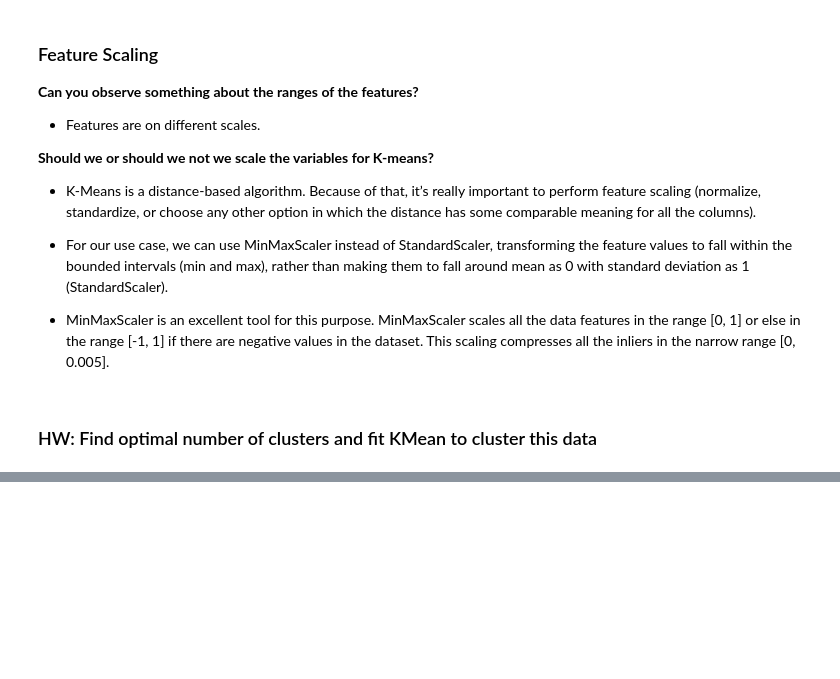
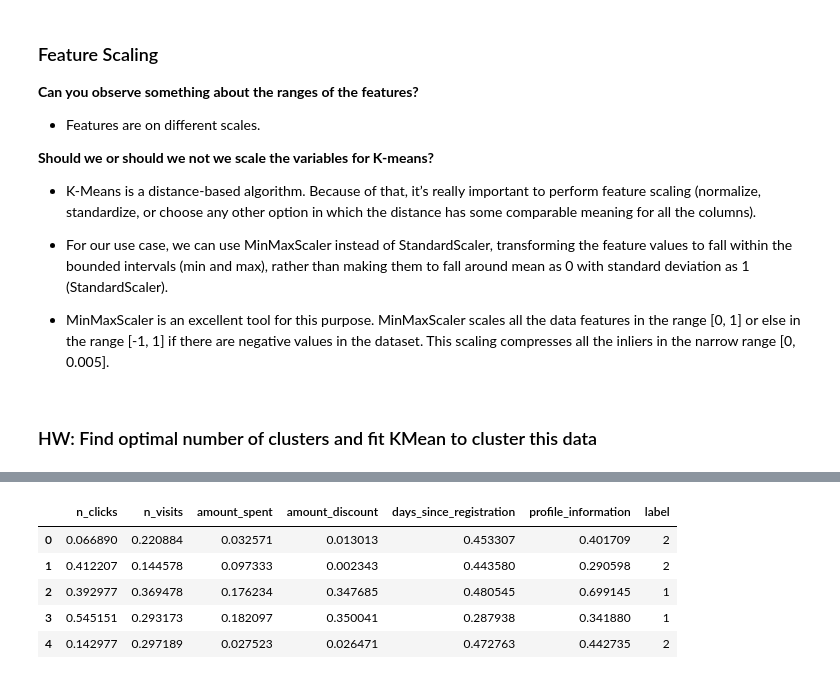
Before and after one commit to SachinScaler/UnsupervisedML_Feb24, a Jupyter notebook: ML_Intro_to_Unsupervised_Learning,_KMeans_Revisited.ipynb, the cells around one changed output, grey strips where cells are left out. Cells and saved outputs as stored; diff of their text form; code cells hidden in the pictures; blank space fills up the shorter version.

```diff
--- a/ML_Intro_to_Unsupervised_Learning,_KMeans_Revisited.ipynb
+++ b/ML_Intro_to_Unsupervised_Learning,_KMeans_Revisited.ipynb
@@ -316,0 +359,12 @@ X=scaler.transform(X)
+# %%
+### Visualizing clusters
+clusters = pd.DataFrame(X, columns=df.drop("ID",axis=1).columns)
+clusters['label'] = final_model.labels_
+clusters.head(5)
+# %% [output]
+|  | n_clicks | n_visits | amount_spent | amount_discount | days_since_registration | profile_information | label |
+| 0 | 0.066890 | 0.220884 | 0.032571 | 0.013013 | 0.453307 | 0.401709 | 2 |
+| 1 | 0.412207 | 0.144578 | 0.097333 | 0.002343 | 0.443580 | 0.290598 | 2 |
+| 2 | 0.392977 | 0.369478 | 0.176234 | 0.347685 | 0.480545 | 0.699145 | 1 |
+| 3 | 0.545151 | 0.293173 | 0.182097 | 0.350041 | 0.287938 | 0.341880 | 1 |
+| 4 | 0.142977 | 0.297189 | 0.027523 | 0.026471 | 0.472763 | 0.442735 | 2 |
```
Also changed, not shown: parts of 14 cells of this notebook.
